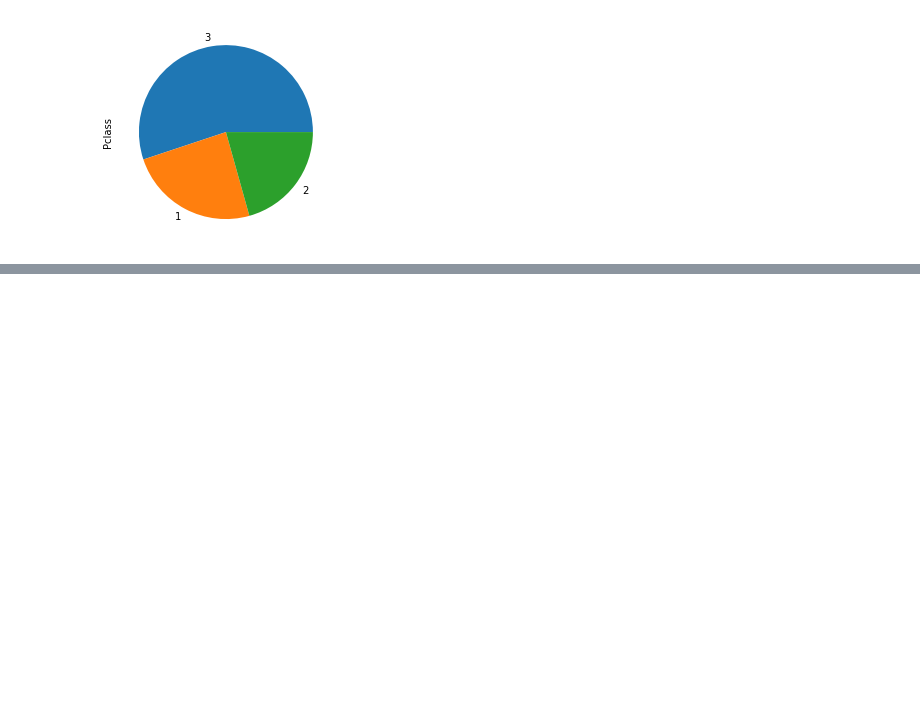
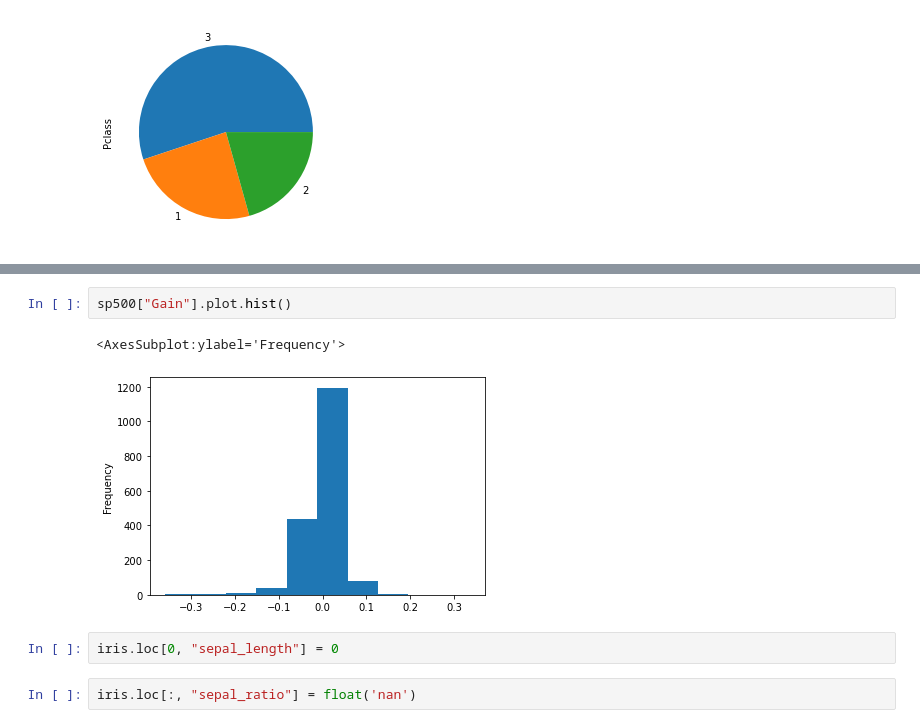
Before and after one commit to marko-knoebl/courses-code, a Jupyter notebook: 2022-05-30-python/day3/pandas.ipynb, the cells around one changed output, grey strips where cells are left out. Saved outputs shown, nothing was run; the diff lists cells and outputs as text; blank space fills up the shorter version.

```diff
--- a/2022-05-30-python/day3/pandas.ipynb
+++ b/2022-05-30-python/day3/pandas.ipynb
@@ -608,0 +821,9 @@ titanic["Pclass"].value_counts().plot.pie()
+# %%
+sp500["Gain"].plot.hist()
+# %% [output]
+<AxesSubplot:ylabel='Frequency'>
+[figure, added]
+# %%
+iris.loc[0, "sepal_length"] = 0
+# %%
+iris.loc[:, "sepal_ratio"] = float('nan')
```
Also changed, not shown: parts of 48 cells of this notebook, 2 other files.
